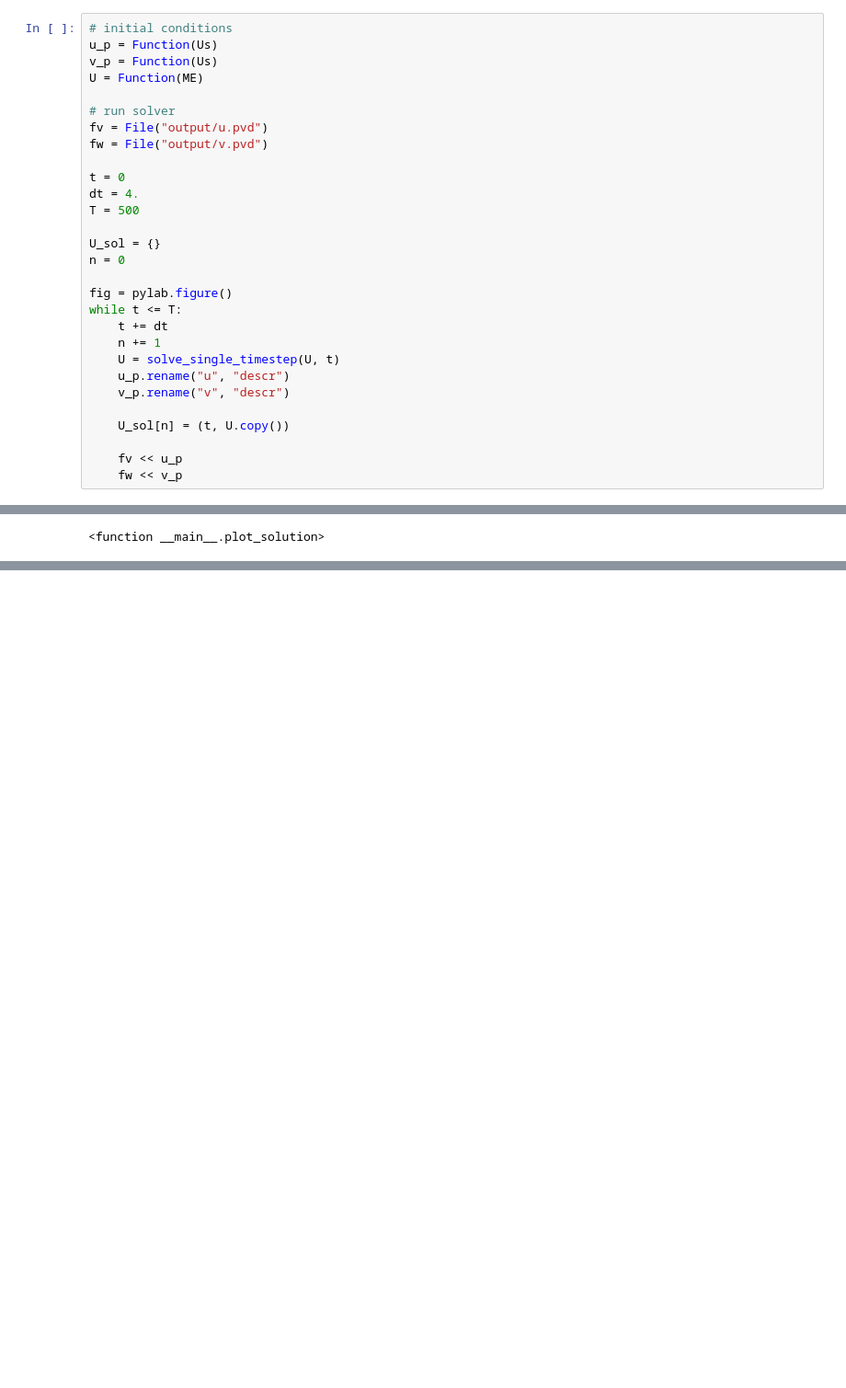
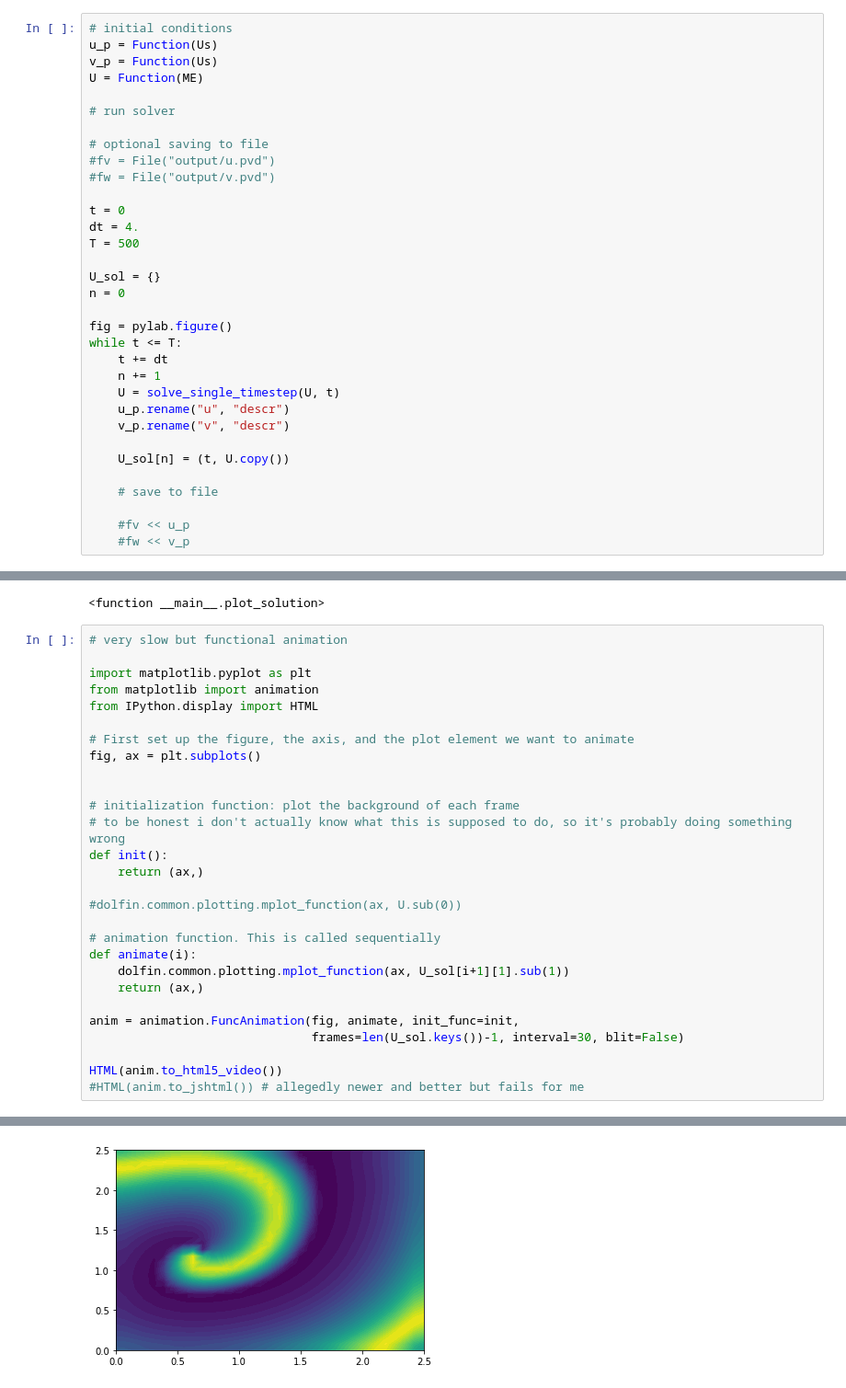
Before and after one commit to andygedwards/SSCP_2018, a Jupyter notebook: L15/L05 - FitzhughNagumo-Solution.ipynb, the cells around one changed output, grey strips where cells are left out. Shown at 92% size. Cells and saved outputs as stored; diff of their text form; blank space fills up the shorter version.

Commit message:
Added inline animation of FN solution

```diff
--- a/L15/L05 - FitzhughNagumo-Solution.ipynb
+++ b/L15/L05 - FitzhughNagumo-Solution.ipynb
@@ -147,8 +147,10 @@ v_p = Function(Us)
 U = Function(ME)
 
 # run solver
-fv = File("output/u.pvd")
-fw = File("output/v.pvd")
+
+# optional saving to file
+#fv = File("output/u.pvd")
+#fw = File("output/v.pvd")
 
 t = 0
 dt = 4.
@@ -167,8 +169,10 @@ while t <= T:
 
     U_sol[n] = (t, U.copy())
 
-    fv << u_p
-    fw << v_p
+    # save to file
+
+    #fv << u_p
+    #fw << v_p
 # %% [output]
 t=4.00, number of Newton iterations= 5
 t=8.00, number of Newton iterations= 5
@@ -210,3 +214,32 @@ Failed to display Jupyter Widget of type interactive.
 If you're reading this message in the Jupyter Notebook or JupyterLab Notebook, it may mean that the widgets JavaScript is still loading. If this message persists, it likely means that the widgets Java ...
 If you're reading this message in another frontend (for example, a static rendering on GitHub or NBViewer), it may mean that your frontend doesn't currently support widgets.
 <function __main__.plot_solution>
+# %%
+# very slow but functional animation
+
+import matplotlib.pyplot as plt
+from matplotlib import animation
+from IPython.display import HTML
+
+# First set up the figure, the axis, and the plot element we want to animate
+fig, ax = plt.subplots()
+
+
+# initialization function: plot the background of each frame
+# to be honest i don't actually know what this is supposed to do, so it's probably doing something wrong
+def init():
+    return (ax,)
+
+#dolfin.common.plotting.mplot_function(ax, U.sub(0))
+
+# animation function. This is called sequentially
+def animate(i):
+    dolfin.common.plotting.mplot_function(ax, U_sol[i+1][1].sub(1))
+    return (ax,)
+
+anim = animation.FuncAnimation(fig, animate, init_func=init,
+                               frames=len(U_sol.keys())-1, interval=30, blit=False)
+
+HTML(anim.to_html5_video())
+#HTML(anim.to_jshtml()) # allegedly newer and better but fails for me
+# %% [output]
@@ -212,0 +247 @@ If you're reading this message in another frontend (for example, a static render
+[figure, added]
```
Also changed, not shown: parts of 1 cell of this notebook.
